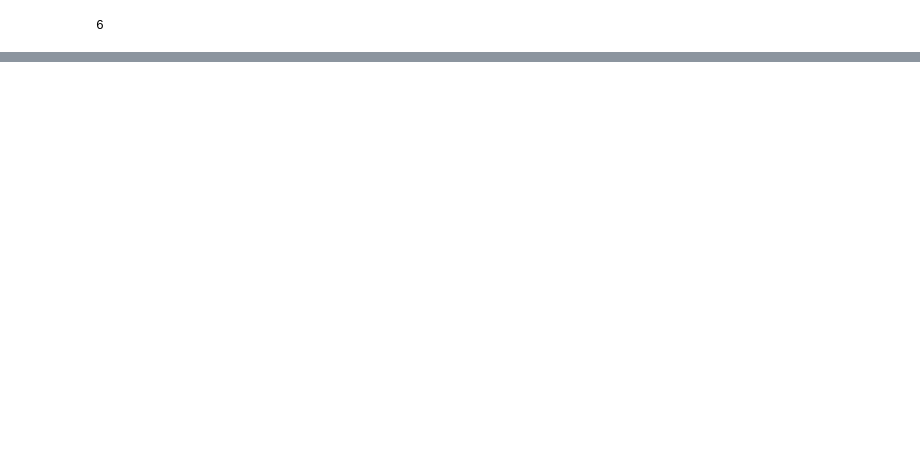
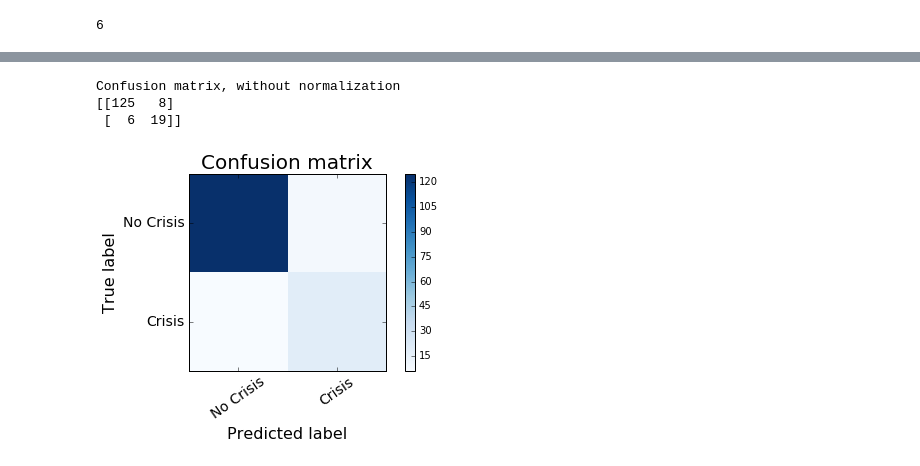
Before and after one commit to emilyhoughkovacs/humanitarian_unrest_classifier, a Jupyter notebook: environment_data/environment_multiyear_predict.ipynb, the cells around one changed output, grey strips where cells are left out. Saved outputs shown, nothing was run; the diff lists cells and outputs as text; code cells hidden in the pictures; blank space fills up the shorter version.

Commit message:
delta zscores and confusion matrices

```diff
--- a/environment_data/environment_multiyear_predict.ipynb
+++ b/environment_data/environment_multiyear_predict.ipynb
@@ -332,3 +324,5 @@ print fimp
+# %%
+xcolsmol = ['precipitation', 'extreme', 'arable_land']
 # %%
 def score_model(train, test, model):
     year = 2007
@@ -438 +396,10 @@ diff = pd.Series(diff)
+# %%
+test2013 = df.xs(2013, level='year', axis=0)
+train2013 = pd.concat([training_sets[5], df.xs(2012, level='year', axis=0)])
+X_trainfinal, X_testfinal, y_trainfinal, y_testfinal = train2013[xcolsmol], test2013[xcolsmol], train2013['binary'], test2013['binary']
+# %%
+model = KNeighborsClassifier()
+model.fit(X_trainfinal, y_trainfinal)
+y_pred = model.predict(X_testfinal)
+y_actual = y_testfinal
 # %%
@@ -475,3 +428,26 @@ KNeighborsClassifier(algorithm='auto', leaf_size=30, metric='minkowski',
+# %%
+def plot_confusion_matrix(cm, title='Confusion matrix', cmap=plt.cm.Blues):
+    plt.imshow(cm, interpolation='nearest', cmap=cmap)
+    plt.title(title, fontsize=20)
+    plt.colorbar()
+    tick_marks = np.arange(2)
+    plt.xticks(tick_marks, ['No Crisis', 'Crisis'], rotation=35, fontsize=14)
+    plt.yticks(tick_marks, ['No Crisis', 'Crisis'], fontsize=14)
+    plt.tight_layout()
+    plt.ylabel('True label', fontsize=16)
+    plt.xlabel('Predicted label', fontsize=16)
+# %%
+cm = confusion_matrix(y_testfinal, y_pred, labels=None)
+np.set_printoptions(precision=2)
+print('Confusion matrix, without normalization')
+print(cm)
+plt.figure()
+plot_confusion_matrix(cm)
+# %% [output]
+Confusion matrix, without normalization
+[[125   8]
+ [  6  19]]
+[figure, added]
 # %%
 def getROCcurve(X_train, X_test, y_train, y_test, model):
     model = model
```
Also changed, not shown: parts of 24 cells of this notebook.
